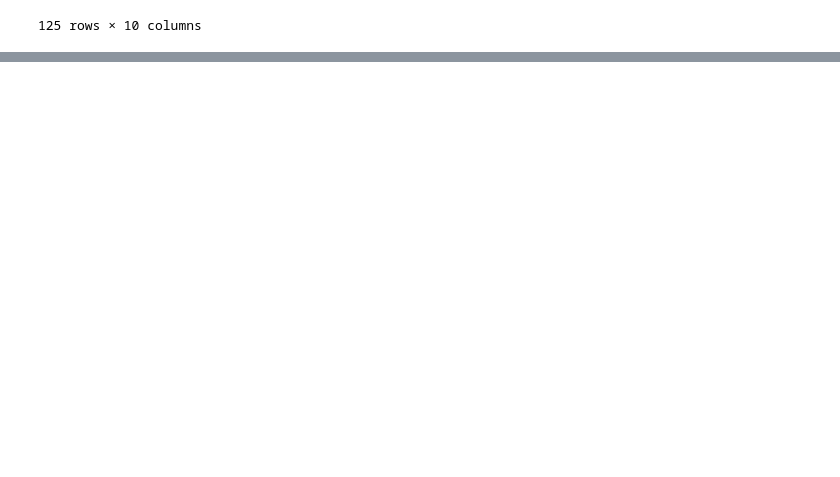
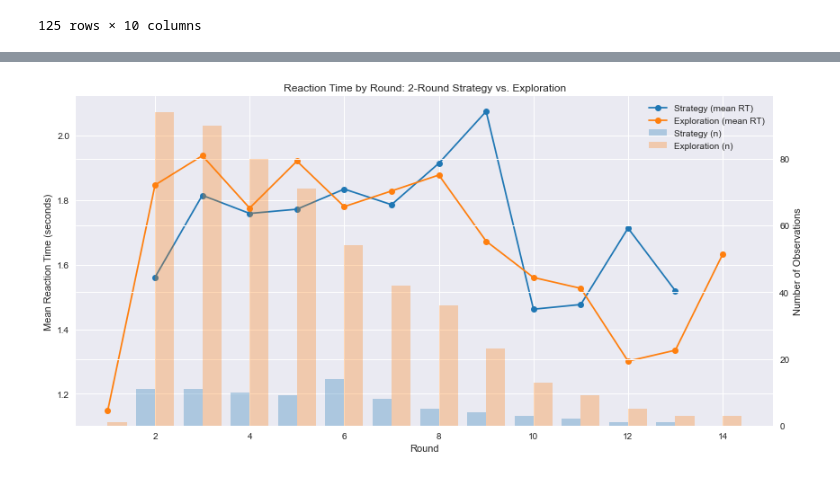
Before and after one commit to gguiomar/cog-schema, a Jupyter notebook: dataset/DataExplorer.ipynb, the cells around one changed output, grey strips where cells are left out. Cells and saved outputs as stored; diff of their text form; code cells hidden in the pictures; blank space fills up the shorter version.

```diff
--- a/dataset/DataExplorer.ipynb
+++ b/dataset/DataExplorer.ipynb
@@ -258,0 +318,87 @@ Standard deviation: 38.19 seconds
+# %%
+import matplotlib.pyplot as plt
+import pandas as pd
+
+# Sort the dataframe by game and round order.
+df = filtered_choices_df.sort_values(by=['game_id', 'round']).copy()
+
+# Create two shifted columns: one for the immediately previous round and one for the round before that.
+df['prev_choice_1'] = df.groupby('game_id')['chosen_quadrant'].shift(1)
+df['prev_choice_2'] = df.groupby('game_id')['chosen_quadrant'].shift(2)
+
+# Label as 'strategy' only if the current choice is the same as both previous rounds.
+df['is_strategy'] = (
+    (df['chosen_quadrant'] == df['prev_choice_1']) &
+    (df['chosen_quadrant'] == df['prev_choice_2'])
+)
+
+# Remove rounds where there are not two previous choices for a valid comparison.
+df_clean = df.dropna(subset=['prev_choice_1', 'prev_choice_2'])
+
+# Filter out outliers: Keep only reaction times <= 5 seconds.
+df_clean = df_clean[df_clean['time_taken (seconds)'] <= 5]
+
+# Compute overall reaction times by behavior.
+overall_rt = df_clean.groupby('is_strategy')['time_taken (seconds)'].agg(['mean', 'std', 'count']).reset_index()
+print("Overall Reaction Time Analysis:")
+print(overall_rt)
+
+# Compute average reaction times per round for each behavior (strategy vs. exploration).
+rt_by_round = df_clean.groupby(['round', 'is_strategy'])['time_taken (seconds)'].mean().reset_index()
+
+
+# Separate the data for the two behaviors.
+strategy_rt = rt_by_round[rt_by_round['is_strategy'] == True]
+exploration_rt = rt_by_round[rt_by_round['is_strategy'] == False]
+
+
+# ----------------------------------------------------------------------------
+# Step 5 (updated): Reaction Time and Count by Round
+# ----------------------------------------------------------------------------
+rt_by_round = (
+    df_clean
+    .groupby(['round', 'is_strategy'])['time_taken (seconds)']
+    .agg(['mean', 'count'])
+    .reset_index()
+)
+
+# Separate the data for the two behaviors.
+strategy_rt = rt_by_round[rt_by_round['is_strategy'] == True]
+exploration_rt = rt_by_round[rt_by_round['is_strategy'] == False]
+
+# ----------------------------------------------------------------------------
+# Step 6: Plotting with Dual Axes
+# ----------------------------------------------------------------------------
+fig, ax1 = plt.subplots(figsize=(12, 6))
+
+# Line plot: Mean reaction times
+ln1 = ax1.plot(strategy_rt['round'], strategy_rt['mean'],
+               marker='o', linestyle='-', label='Strategy (mean RT)', color='tab:blue')
+ln2 = ax1.plot(exploration_rt['round'], exploration_rt['mean'],
+               marker='o', linestyle='-', label='Exploration (mean RT)', color='tab:orange')
+
+ax1.set_xlabel('Round')
+ax1.set_ylabel('Mean Reaction Time (seconds)')
+ax1.set_title('Reaction Time by Round: 2-Round Strategy vs. Exploration')
+ax1.grid(True)
+
+# Second y-axis for count bars
+ax2 = ax1.twinx()
+bar_width = 0.4
+
+# Bar plot: Counts per round
+bars1 = ax2.bar(strategy_rt['round'] - bar_width/2, strategy_rt['count'],
+                width=bar_width, alpha=0.3, color='tab:blue', label='Strategy (n)')
+bars2 = ax2.bar(exploration_rt['round'] + bar_width/2, exploration_rt['count'],
+                width=bar_width, alpha=0.3, color='tab:orange', label='Exploration (n)')
+
+ax2.set_ylabel('Number of Observations')
+
+# Combine legends from both axes
+lines = ln1 + ln2 + [bars1, bars2]
+labels = [line.get_label() for line in lines]
+ax1.legend(lines, labels, loc='upper right')
+
+plt.tight_layout()
+plt.show()
+# %% [output]
@@ -258,0 +409 @@ Standard deviation: 38.19 seconds
+[figure, added]
```
Also changed, not shown: parts of 9 cells of this notebook.
